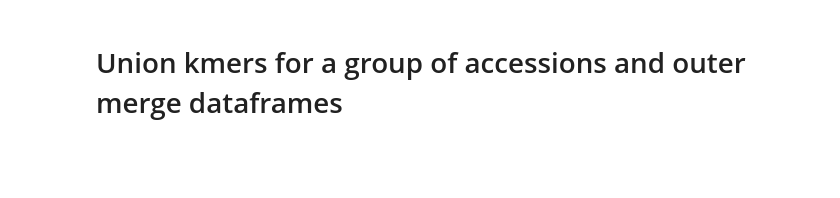
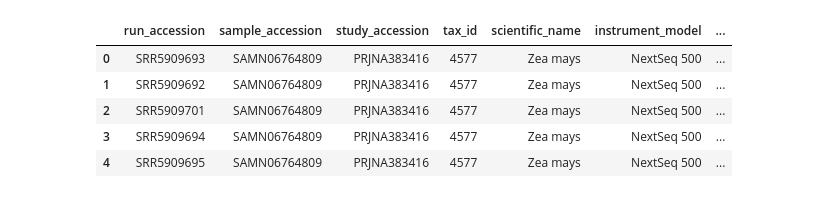
Before and after one commit to eporetsky/bioinformatics-repo, a Jupyter notebook: snakemake/kmers/kmc_merge.ipynb, the cells around one changed output. Cells and saved outputs as stored; diff of their text form; code cells hidden in the pictures; blank space fills up the shorter version.

```diff
--- a/snakemake/kmers/kmc_merge.ipynb
+++ b/snakemake/kmers/kmc_merge.ipynb
@@ -7,7 +7,13 @@ from datatable import dt, fread
 # With python v>3.9 need to install datatable from source for the time being
 # pip install git+https://github.com/h2oai/datatable
 # %%
-annot = pd.read_csv("PRJNA123456_extracted_condition_genotype.csv")
+annot = pd.read_csv("PRJNA383416_extracted_condition_genotype_selected.csv")
+annot.head()
+# %% [output]
+|  | run_accession | sample_accession | study_accession | tax_id | scientific_name | instrument_model | ... |
+| 0 | SRR5909693 | SAMN06764809 | PRJNA383416 | 4577 | Zea mays | NextSeq 500 | ... |
+| 1 | SRR5909692 | SAMN06764809 | PRJNA383416 | 4577 | Zea mays | NextSeq 500 | ... |
+| 2 | SRR5909701 | SAMN06764809 | PRJNA383416 | 4577 | Zea mays | NextSeq 500 | ... |
+| 3 | SRR5909694 | SAMN06764809 | PRJNA383416 | 4577 | Zea mays | NextSeq 500 | ... |
+| 4 | SRR5909695 | SAMN06764809 | PRJNA383416 | 4577 | Zea mays | NextSeq 500 | ... |
-# %% [markdown]
-# Union kmers for a group of accessions and outer merge dataframes
 # %%
```
Also changed, not shown: parts of 9 cells of this notebook.
